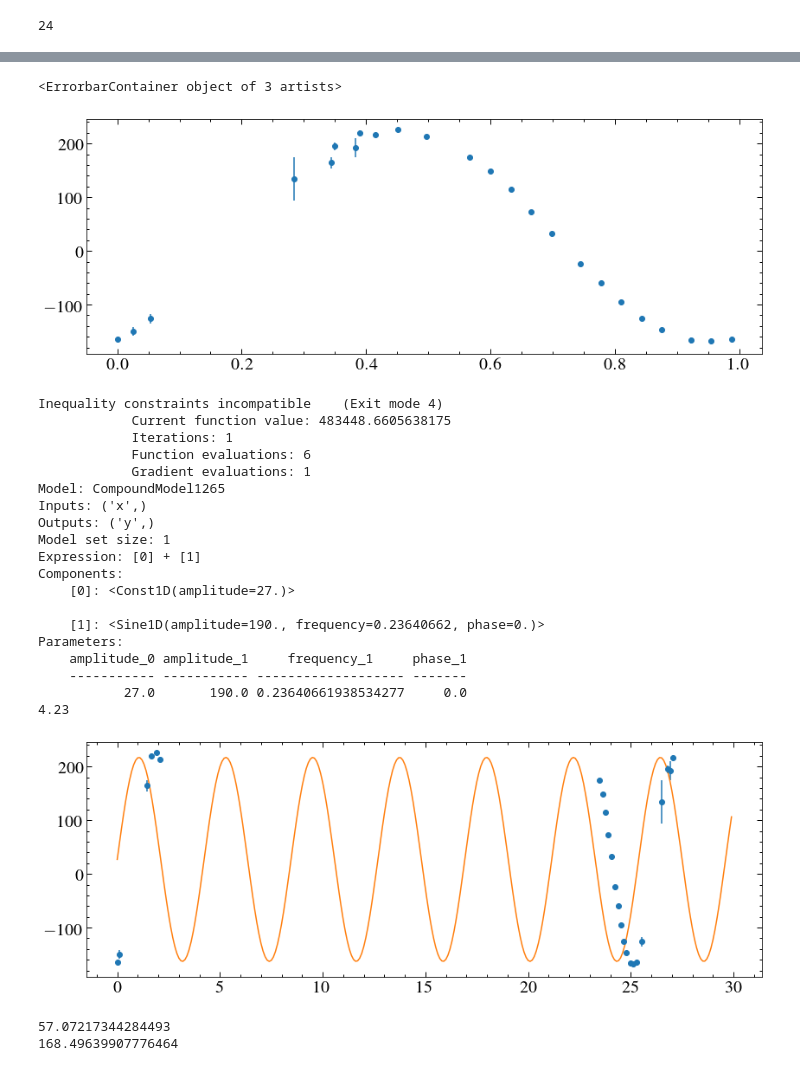
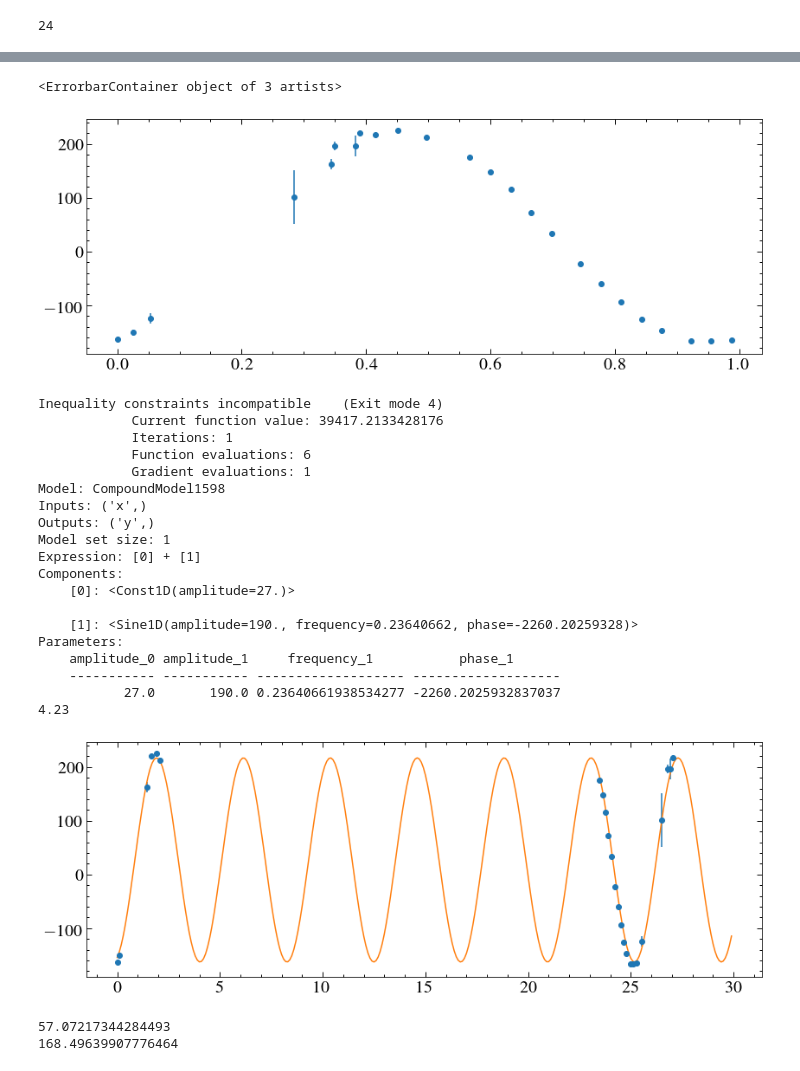
Before and after one commit to davidjwilson/wd-bd, a Jupyter notebook: dv_find.ipynb, the cells around one changed output, grey strips where cells are left out. Saved outputs shown, nothing was run; the diff lists cells and outputs as text; code cells hidden in the pictures.

```diff
--- a/dv_find.ipynb
+++ b/dv_find.ipynb
@@ -43,16 +45,19 @@ def get_shifted_lines(x, lines):
     l3 = dv.to(u.AA, equivalencies=u.doppler_optical(lines[2]*u.AA))
     return np.array([x, l2.value, l3.value])
 
-def make_plot_spec(w, f, mask1, mask2): #cuts spectrum down to the bit to plot
+def make_plot_spec(w, f, e, mask1, mask2): #cuts spectrum down to the bit to plot
     #mask = (w > 8450) & (w < 8480) | (w > 8520) & (w <8540) | (w > 8560) & (w< 8660) | (w > 8680) & (w < 8700) #mask out emmission lines
     w1, f1 = w[mask1], f[mask1]
     n_init = models.Polynomial1D(3)
     n_fit = fitter(n_init, w1, f1)
     #mask = (w > 8450) & (w < 8700)
-    w1, f1 = w[mask2], f[mask2]
+    w1, f1, e1 = w[mask2], f[mask2], e[mask2]
     nf = f1/n_fit(w1)
-    nf = convolve(nf,Box1DKernel(10))
-    return w1,nf
+    ne = e1/n_fit(w1)
+    smooth = 10
+    nf = convolve(nf,Box1DKernel(smooth))
+    ne = convolve(ne,Box1DKernel(smooth))/smooth**0.5
+    return w1,nf, ne
 
 
 def dv_average(dvs, es):
@@ -78,13 +83,13 @@ for s, x in zip(sp_lines, xs):
     slines = get_shifted_lines(x, lines)
     mask1 = (w > 8450) & (w < slines[0]-5) | (w > slines[0]+5) & (w <slines[1]-5) | (w > slines[1]+5) & (w< slines[2]-5) | (w > slines[2]+5) & (w < 8700)
     mask2 = (w> 8460) & (w < 8690)
-    w, f =  make_plot_spec(w, f, mask1, mask2)
+    w, f, e =  make_plot_spec(w, f,e , mask1, mask2)
     #plt.plot(w, f)
     date = fits.getheader(s[:-3]+'fits')['MJD-OBS']
     dates.append(date)
 
 
-   # plt.figure()
+    plt.figure()
     for i in range(len(lines)):
         line = lines[i]
         guess = slines[i]
@@ -92,14 +97,16 @@ for s, x in zip(sp_lines, xs):
             gg_init = models.Const1D(1.0)+models.Gaussian1D(1.0, guess,1.0)
         else:
             gg_init = gg_init + models.Gaussian1D(1.0, guess, 1.0)
-     #  plt.axvline(line, c='r', ls='--')
-    gg_fit = fitter(gg_init, w, f, maxiter=1000)
+        plt.axvline(line, c='r', ls='--')
+    gg_fit = fitter(gg_init, w, f, weights=1/e, maxiter=1000)
     fit_e = np.sqrt(np.diag(fitter.fit_info['param_cov']))
+
     #print(gg_fit)
     #print(fit_e)
-   # plt.plot(w, f)
-   # plt.plot(w, gg_fit(w))
-   # plt.show()
+
+    plt.plot(w, f)
+    plt.plot(w, gg_fit(w))
+    plt.show()
     obs_lines = [gg_fit[1].mean*u.AA, gg_fit[2].mean*u.AA, gg_fit[3].mean*u.AA]
     obs_e = [fit_e[2]*u.AA, fit_e[5]*u.AA, fit_e[8]*u.AA]
     dv = [obs_lam.to(u.km/u.s,  equivalencies=u.doppler_optical(rest_lam*u.AA)).value for obs_lam, rest_lam in zip(obs_lines, lines)]
@@ -162,39 +183,39 @@ t_fold = (t/period) %1
 plt.errorbar(t_fold, dvs, yerr=dves, marker='o', ls='none')
 # %% [output]
 <ErrorbarContainer object of 3 artists>
-[figure, old version]
+[figure, new version]
 # %%
 fitter = fitting.SLSQPLSQFitter()
-sine_mod =  models.Const1D(27, bounds=dict(amplitude=[0, 60])) + models.Sine1D(amplitude=190, frequency=1/4.23, bounds=dict(amplitude=[170, 250], frequency=[1/5, 1/3]))
-sine_fit = fitter(sine_mod, t, dvs, maxiter=100)
+sine_mod =  models.Const1D(27, bounds=dict(amplitude=[0, 60])) + models.Sine1D(amplitude=190, frequency=1/4.23, phase = -2260.2025932837037,bounds=dict(amplitude=[170, 250], frequency=[1/4.5, 1/4.1]))
+sine_fit = fitter(sine_mod, t, dvs, weights=1/dves, maxiter=100)
 print(sine_fit)
 plt.errorbar(t, dvs, yerr=dves, marker='o', ls='none')
 #phase_t = np.arange(0,1.01, 0.01 )
 #plt.plot(phase_t, sine_fit(phase_t))
 t_plot = np.arange(0, 30, 0.1)
 plt.plot(t_plot, sine_fit(t_plot))
 print(1/sine_fit[1].frequency)
 # %% [output]
 Inequality constraints incompatible    (Exit mode 4)
-            Current function value: 483448.6605638175
+            Current function value: 39417.2133428176
             Iterations: 1
             Function evaluations: 6
             Gradient evaluations: 1
-Model: CompoundModel1265
+Model: CompoundModel1598
 Inputs: ('x',)
 Outputs: ('y',)
 Model set size: 1
 Expression: [0] + [1]
 Components:
     [0]: <Const1D(amplitude=27.)>
 
-    [1]: <Sine1D(amplitude=190., frequency=0.23640662, phase=0.)>
+    [1]: <Sine1D(amplitude=190., frequency=0.23640662, phase=-2260.20259328)>
 Parameters:
-    amplitude_0 amplitude_1     frequency_1     phase_1
-    ----------- ----------- ------------------- -------
-           27.0       190.0 0.23640661938534277     0.0
+    amplitude_0 amplitude_1     frequency_1           phase_1
+    ----------- ----------- ------------------- -------------------
+           27.0       190.0 0.23640661938534277 -2260.2025932837037
 4.23
-[figure, old version]
+[figure, new version]
 # %%
 print (max(dvs) - abs(min(dvs)))
 print(max(dvs - ))
```
Also changed, not shown: parts of 12 cells of this notebook, 1 other file.
